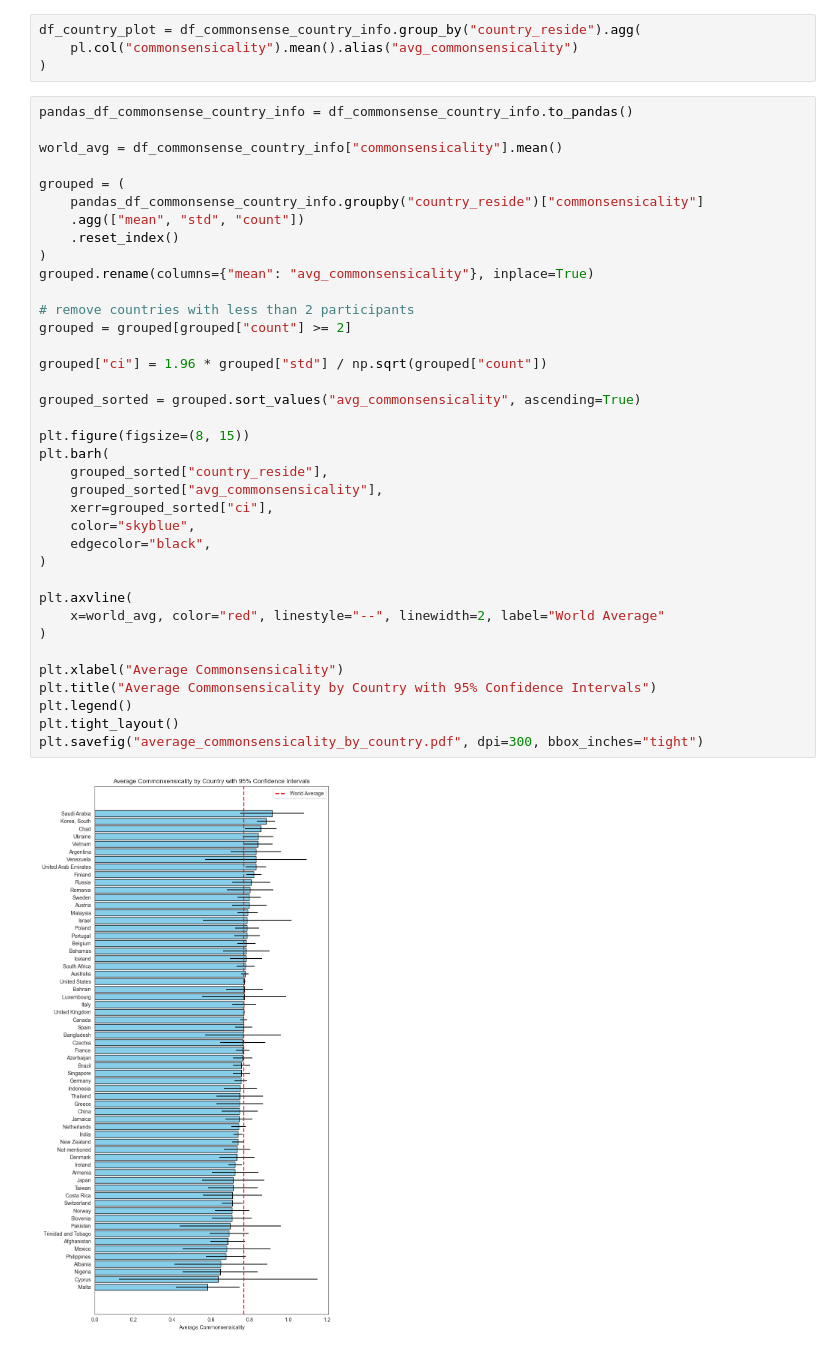
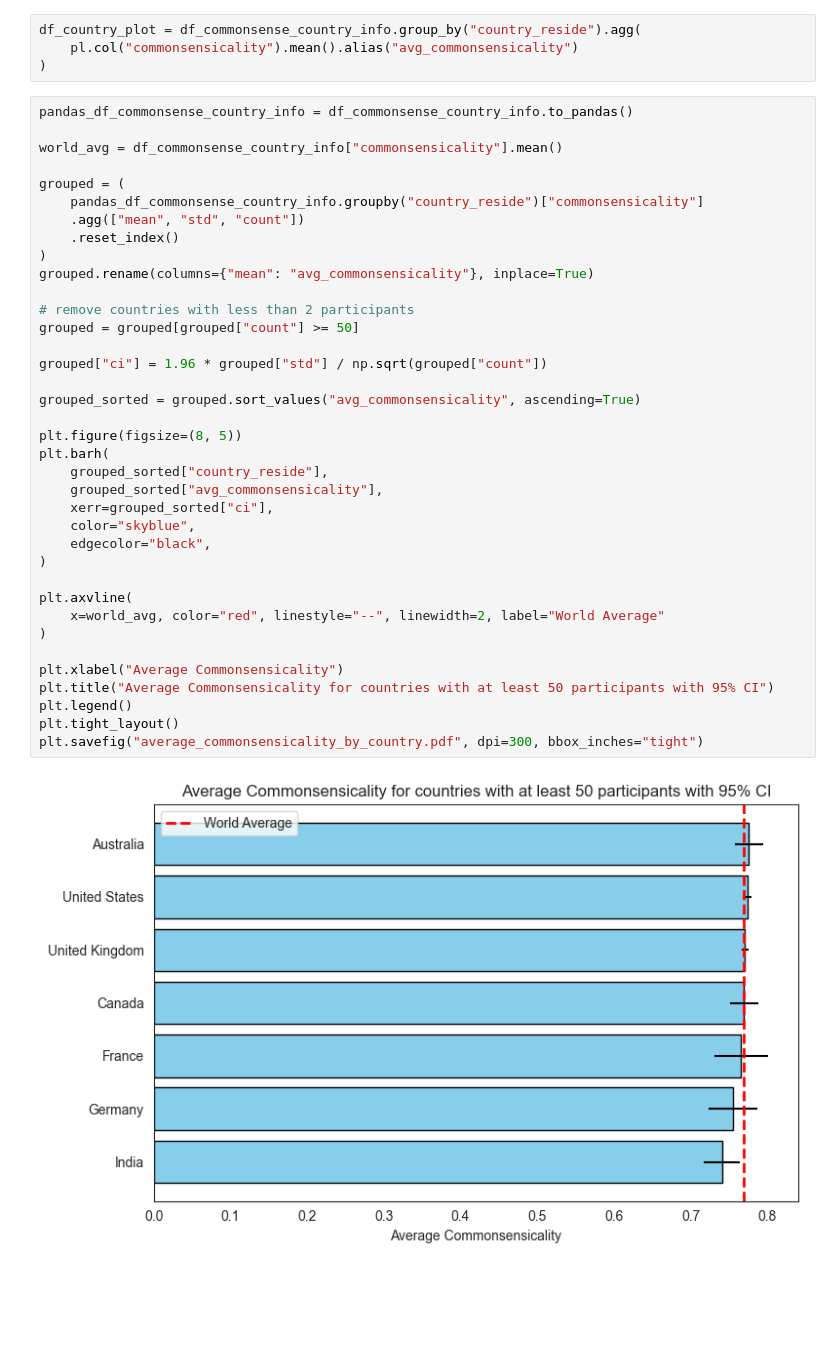
Before and after one commit to Watts-Lab/commonsense-data, a Jupyter notebook: .scripts/dashboard.ipynb, the cells around one changed output. Saved outputs shown, nothing was run; the diff lists cells and outputs as text; blank space fills up the shorter version.

Commit message:
update plot

```diff
--- a/.scripts/dashboard.ipynb
+++ b/.scripts/dashboard.ipynb
@@ -757,34 +781,34 @@ world_avg = df_commonsense_country_info["commonsensicality"].mean()
 grouped = (
     pandas_df_commonsense_country_info.groupby("country_reside")["commonsensicality"]
     .agg(["mean", "std", "count"])
     .reset_index()
 )
 grouped.rename(columns={"mean": "avg_commonsensicality"}, inplace=True)
 
 # remove countries with less than 2 participants
-grouped = grouped[grouped["count"] >= 2]
+grouped = grouped[grouped["count"] >= 50]
 
 grouped["ci"] = 1.96 * grouped["std"] / np.sqrt(grouped["count"])
 
 grouped_sorted = grouped.sort_values("avg_commonsensicality", ascending=True)
 
-plt.figure(figsize=(8, 15))
+plt.figure(figsize=(8, 5))
 plt.barh(
     grouped_sorted["country_reside"],
     grouped_sorted["avg_commonsensicality"],
     xerr=grouped_sorted["ci"],
     color="skyblue",
     edgecolor="black",
 )
 
 plt.axvline(
     x=world_avg, color="red", linestyle="--", linewidth=2, label="World Average"
 )
 
 plt.xlabel("Average Commonsensicality")
-plt.title("Average Commonsensicality by Country with 95% Confidence Intervals")
+plt.title("Average Commonsensicality for countries with at least 50 participants with 95% CI")
 plt.legend()
 plt.tight_layout()
 plt.savefig("average_commonsensicality_by_country.pdf", dpi=300, bbox_inches="tight")
 # %% [output]
-[figure, old version]
+[figure, new version]
```
Also changed, not shown: parts of 12 cells of this notebook.
